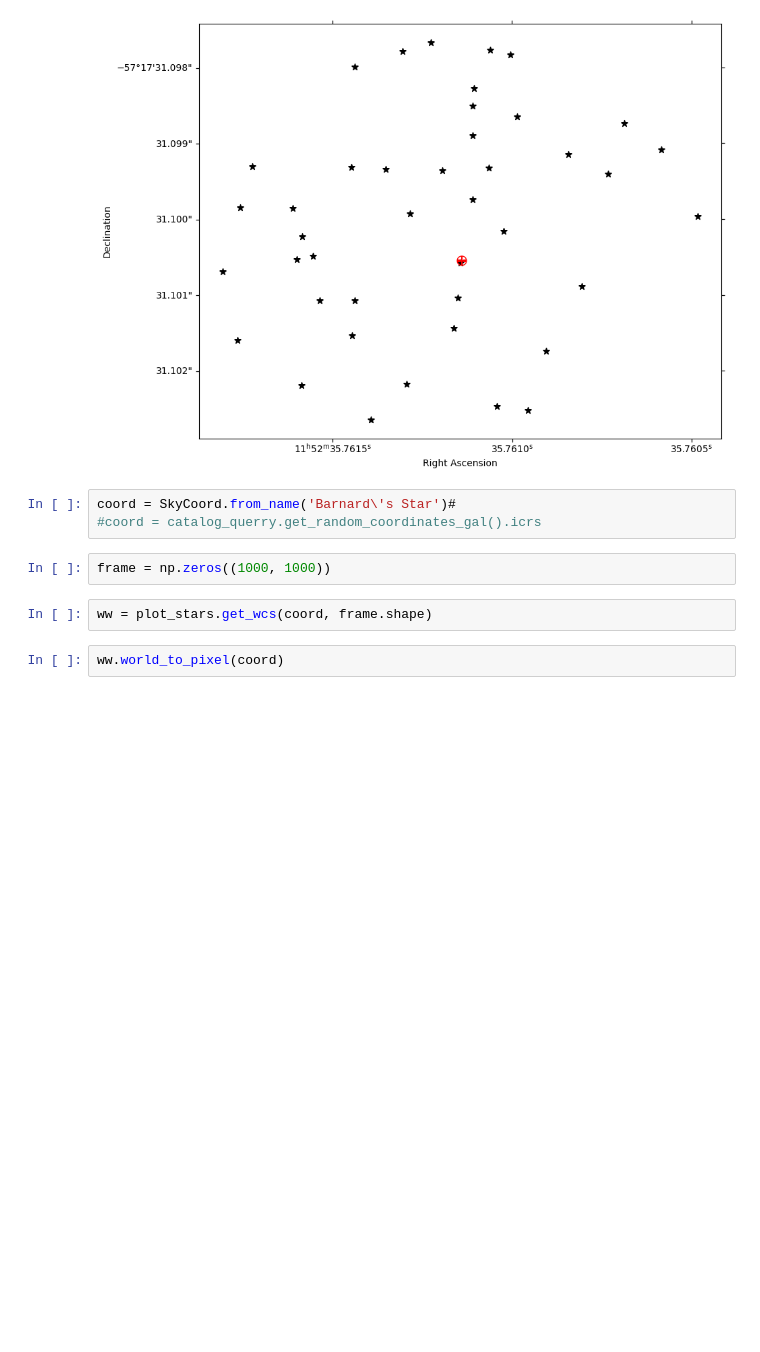
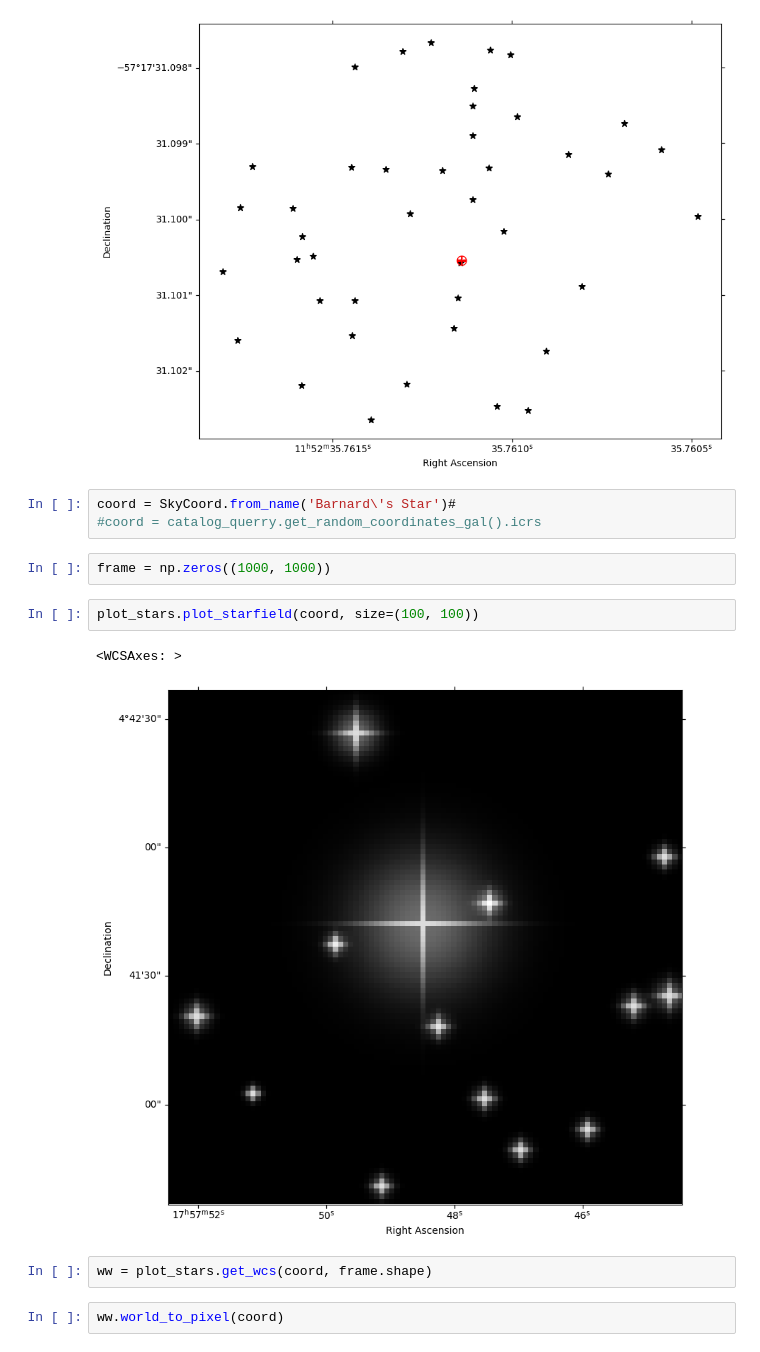
Before and after one commit to SpacialTree/astropixel, a Jupyter notebook: notebooks/plotting.ipynb, the cells around one changed output. Cells and saved outputs as stored; diff of their text form; blank space fills up the shorter version.

```diff
--- a/notebooks/plotting.ipynb
+++ b/notebooks/plotting.ipynb
@@ -26,6 +26,11 @@ coord = SkyCoord.from_name('Barnard\'s Star')#
 #coord = catalog_querry.get_random_coordinates_gal().icrs
 # %%
 frame = np.zeros((1000, 1000))
+# %%
+plot_stars.plot_starfield(coord, size=(100, 100))
+# %% [output]
+<WCSAxes: >
+[figure, added]
 # %%
 ww = plot_stars.get_wcs(coord, frame.shape)
 # %%
```
Also changed, not shown: parts of 1 cell of this notebook.
